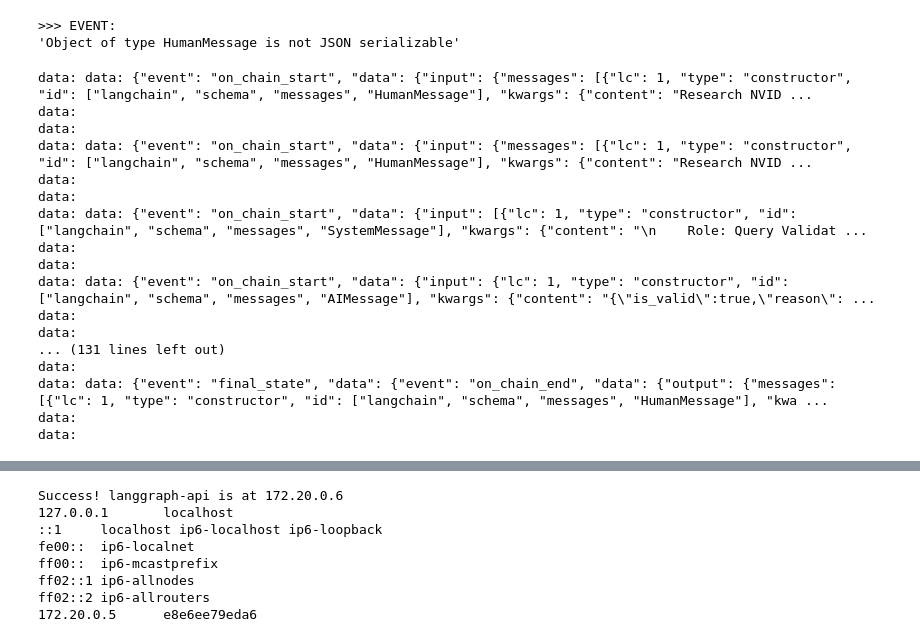
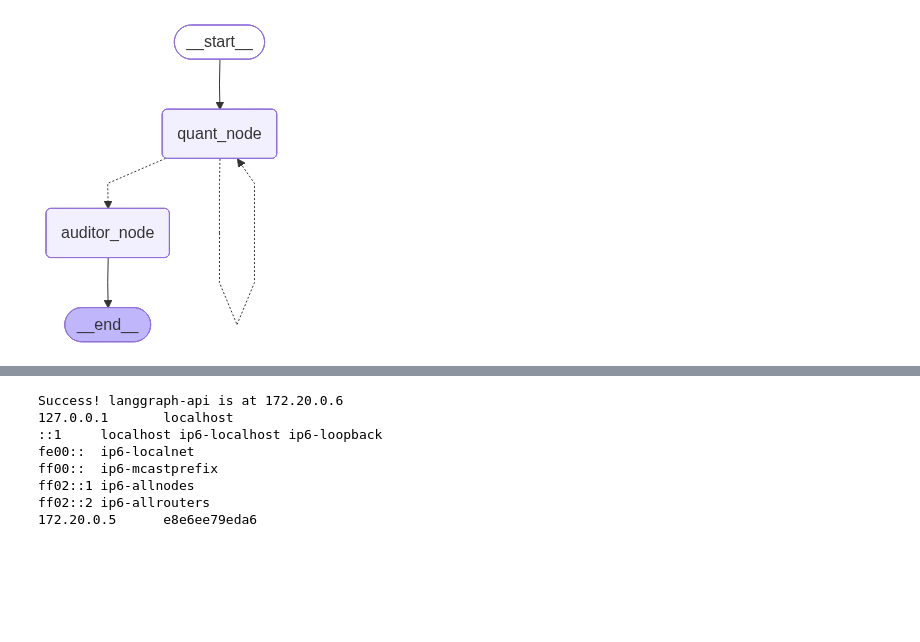
Before and after one commit to Yas2020/AgenticAI, a Jupyter notebook: notebooks/graph.ipynb, the cells around one changed output, grey strips where cells are left out. Drawn from its saved outputs; the diff is of its cells as text; code cells hidden in the pictures; blank space fills up the shorter version.

```diff
--- a/notebooks/graph.ipynb
+++ b/notebooks/graph.ipynb
@@ -11,3 +51,14 @@ from langgraph.checkpoint.serde.jsonplus import JsonPlusSerializer
+# %%
+from app.subgraphs.quant_analyst.graph import quant_subgraph
+
+quant_graph = quant_subgraph()
+try:
+    display(Image(quant_graph.get_graph().draw_mermaid_png()))
+except Exception:
+    # Fallback if dependencies aren't installed
+    print("Graph compiled successfully.")
+# %% [output]
+[figure, added]
 # %%
 thread_id = str(uuid.uuid4())
 # %%
@@ -25,40 +76,3 @@ resp = requests.post(
 
 # Raise exception if bad
 resp.raise_for_status()
-# %%
-# # Manual SSE parsing loop
-for raw_line in resp.iter_lines():
-    if not raw_line:
-        continue
-    # SSE format lines start with "data: "
-    line = raw_line.decode("utf-8")
-
-    if line.startswith("data: "):
-        data = line[len("data: "):]
-        print("\n>>> EVENT:")
-        pprint(data)
-# %% [output]
->>> EVENT:
-'Object of type HumanMessage is not JSON serializable'
-# %%
-for line in resp.iter_lines():
-    if line:
-        print(line.decode('utf-8'))
-# %% [output]
-data: data: {"event": "on_chain_start", "data": {"input": {"messages": [{"lc": 1, "type": "constructor", "id": ["langchain", "schema", "messages", "HumanMessage"], "kwargs": {"content": "Research NVID ...
-data:
-data:
-data: data: {"event": "on_chain_start", "data": {"input": {"messages": [{"lc": 1, "type": "constructor", "id": ["langchain", "schema", "messages", "HumanMessage"], "kwargs": {"content": "Research NVID ...
-data:
-data:
-data: data: {"event": "on_chain_start", "data": {"input": [{"lc": 1, "type": "constructor", "id": ["langchain", "schema", "messages", "SystemMessage"], "kwargs": {"content": "\n    Role: Query Validat ...
-data:
-data:
-data: data: {"event": "on_chain_start", "data": {"input": {"lc": 1, "type": "constructor", "id": ["langchain", "schema", "messages", "AIMessage"], "kwargs": {"content": "{\"is_valid\":true,\"reason\": ...
-data:
-data:
-... (131 lines left out)
-data:
-data: data: {"event": "final_state", "data": {"event": "on_chain_end", "data": {"output": {"messages": [{"lc": 1, "type": "constructor", "id": ["langchain", "schema", "messages", "HumanMessage"], "kwa ...
-data:
-data:
```
Also changed, not shown: parts of 10 cells of this notebook, 28 other files.
